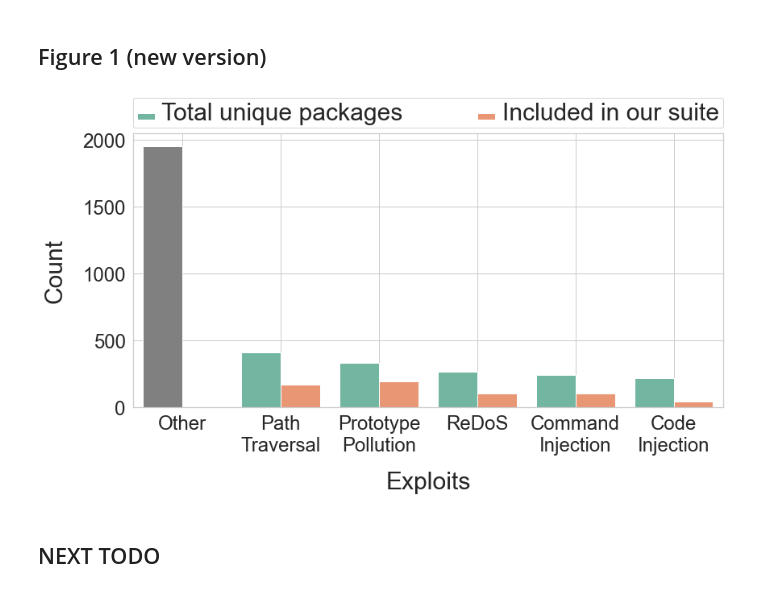
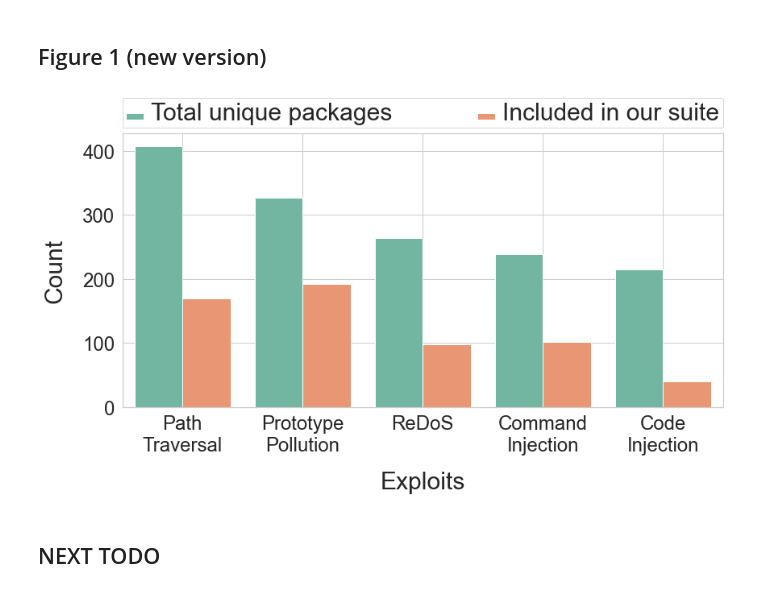
Before and after one commit to cristianstaicu/SecBench.js, a Jupyter notebook: scripts/data_factory.ipynb, the cells around one changed output. Cells and saved outputs as stored; diff of their text form; code cells hidden in the pictures.

```diff
--- a/scripts/data_factory.ipynb
+++ b/scripts/data_factory.ipynb
@@ -1745,12 +1745,12 @@ final_dict= dict()
 for key in exploits_number_dict:
     if key in legends:
         final_dict[key] = exploits_number_dict[key]
-    else:
-        if "Other" in final_dict:
-            num = final_dict['Other']
-            final_dict['Other'] = num+exploits_number_dict[key]
-        else:
-            final_dict['Other'] = exploits_number_dict[key]
+    # else:
+    #     if "Other" in final_dict:
+    #         num = final_dict['Other']
+    #         final_dict['Other'] = num+exploits_number_dict[key]
+    #     else:
+    #         final_dict['Other'] = exploits_number_dict[key]
 
 # print(final_dict)
 
@@ -1802,38 +1802,38 @@ for item in df['category']:
 # print(df)
 
 # legends = ["Malicious\nPackage", "XSS",  "Path\nTraversal", "Prototype\nPollution","ReDoS", "Command\nInjection","Code\nInjection","DoS", "Use\nAfter Free", "Information\nExposure","SQL\nInjection"]
-legends = ["Other", "Path\nTraversal", "Prototype\nPollution","ReDoS", "Command\nInjection","Code\nInjection"]
+legends = ["Path\nTraversal", "Prototype\nPollution","ReDoS", "Command\nInjection","Code\nInjection"]
 # print(len(legends))
 import seaborn as sns
 import matplotlib.pyplot as plt
 sns.set()
 sns.set_style("whitegrid")
 sns.set_palette("Set2")
 plt.rcParams["figure.figsize"] = (12, 8)
 fig, ax = plt.subplots()
 font_size = 30
 legend_font_size = 24
 
 ax = sns.barplot(x="category", y="count", hue="status", data=df)
 # ax.patches[0].set_facecolor('#808080')
 
 ax.set_xticklabels(legends)
 ax.set_ylabel("Count", fontsize=font_size, labelpad=20)
 ax.set_xlabel("Exploits", fontsize=font_size, labelpad=20)
 
 ax.tick_params(axis='both', which='major')
 ax.tick_params(axis='y', which='major', labelsize=legend_font_size)
 ax.tick_params(axis='x', which='major', labelsize=legend_font_size, rotation=0)
 ax.grid("both")
 plt.legend(bbox_to_anchor=(0,1.02,1,0.2), loc="lower left",
                 mode="expand", borderaxespad=0, ncol=2)
 plt.setp(ax.get_legend().get_texts(), fontsize=font_size)
-ax.patches[0].set_facecolor('#808080')
+# ax.patches[0].set_facecolor('#808080')
 fig.tight_layout()
-plt.subplots_adjust(top=0.91, right=0.99, bottom=.32)
+plt.subplots_adjust(top=0.91, right=0.99, bottom=.2)
 plt.savefig("included-classes.pdf")
 # %% [output]
-[figure, old version]
+[figure, new version]
 # %% [markdown]
 ## NEXT TODO
 # %%
```
Also changed, not shown: parts of 1 cell of this notebook, 23 other files.
